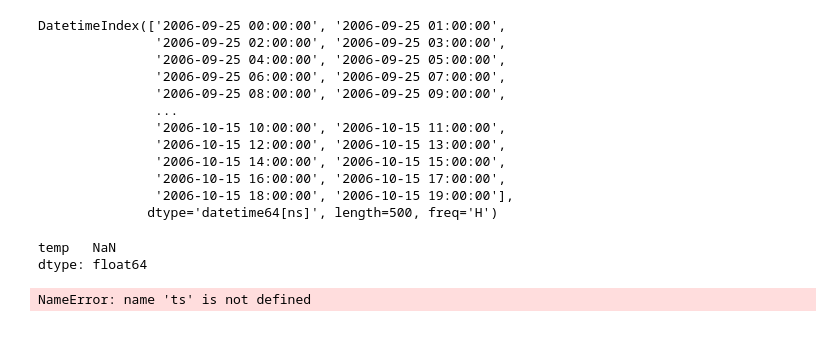
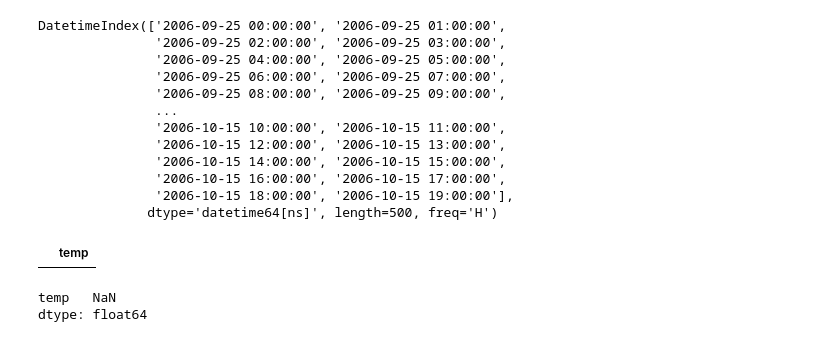
Before and after one commit to Gerrydh/Fundamentals-of-DA-Project, a Jupyter notebook: Box Plots- An Investigation.ipynb, the cells around one changed output. Cells and saved outputs as stored; diff of their text form; code cells hidden in the pictures.

```diff
--- a/Box Plots- An Investigation.ipynb
+++ b/Box Plots- An Investigation.ipynb
@@ -119,10 +136,12 @@ DatetimeIndex(['2006-09-25 00:00:00', '2006-09-25 01:00:00',
               dtype='datetime64[ns]', length=500, freq='H')
 # %%
 df.loc['2006-09-25 00:00:00' : '2006-10-15 18:00:00'].mean()
+np.nan == np.nan
+df[df == np.nan]
 # %% [output]
-temp   NaN
-dtype: float64
+|  | temp |
 # %%
-ts.mean()
+df.mean()
 # %% [output]
-NameError: name 'ts' is not defined
+temp   NaN
+dtype: float64
```
Also changed, not shown: parts of 5 cells of this notebook.
